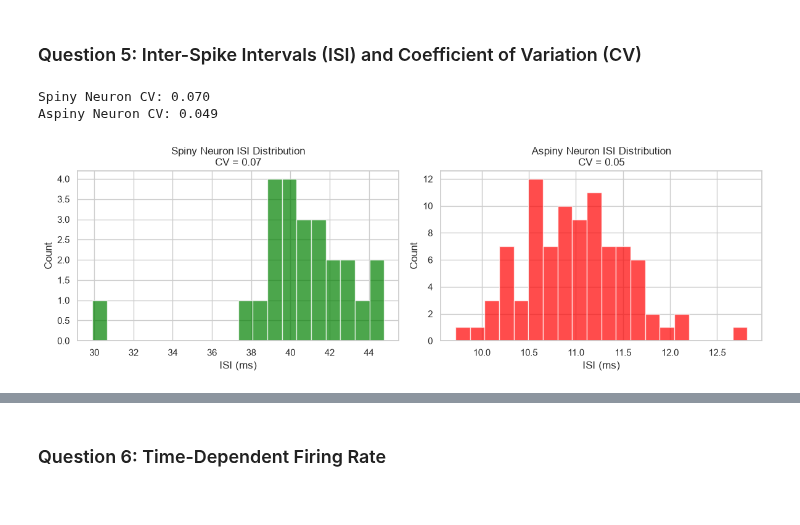
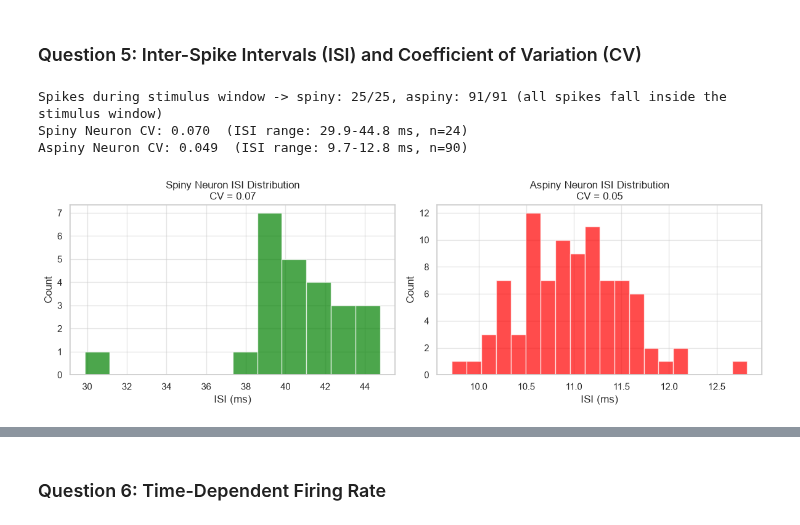
Before and after one commit to zassoulin/868369501-nn-final-project, a Jupyter notebook: Part_A.ipynb, the cells around one changed output, grey strips where cells are left out. Cells and saved outputs as stored; diff of their text form; code cells hidden in the pictures.

```diff
--- a/Part_A.ipynb
+++ b/Part_A.ipynb
@@ -79,28 +107,3 @@ Both neurons fire action potentials (spikes) in response to the electrical stimu
 The main difference is the **firing rate**. The aspiny neuron exhibits a noticeably higher frequency of action potentials compared to the spiny neuron. The spiny neuron responds with fewer, more spaced-out spikes, while the aspiny neuron fires rapidly, which is characteristic of many fast-spiking inhibitory interneurons.
 # %% [markdown]
 ### Question 4: Spike Trains and Action Potential Threshold
-# %%
-# Function to extract spike times
-def extract_spikes(voltage_trace, threshold_mv=-20, min_distance_samples=100):
-    peaks, _ = signal.find_peaks(voltage_trace, height=threshold_mv, distance=min_distance_samples)
-    return peaks
-
-# We select a safe threshold of -20 mV
-threshold = -20
-
-spiny_peaks = extract_spikes(spiny_response, threshold)
-aspiny_peaks = extract_spikes(aspiny_response, threshold)
-
-# Create raster plots for spike trains
-fig, ax = plt.subplots(2, 1, figsize=(10, 4), sharex=True)
-ax[0].vlines(time_vector[spiny_peaks], ymin=0, ymax=1, color='green')
-ax[0].set_title('Spiny Neuron Spike Train')
-ax[0].set_yticks([])
-
-ax[1].vlines(time_vector[aspiny_peaks], ymin=0, ymax=1, color='red')
-ax[1].set_title('Aspiny Neuron Spike Train')
-ax[1].set_xlabel('Time (seconds)')
-ax[1].set_yticks([])
-
-plt.tight_layout()
-plt.show()
@@ -114,31 +203,41 @@ The threshold chosen for detecting action potentials is `-20 mV`.
 # %% [markdown]
 ### Question 5: Inter-Spike Intervals (ISI) and Coefficient of Variation (CV)
 # %%
+# The question asks for ISI/CV "during the electrical stimulus" -> restrict to spikes that
+# occur within the main current step window (all detected spikes happen to fall inside it here,
+# since neither neuron fires during the baseline or the short calibration pulse, but we filter
+# explicitly rather than assume that).
+spiny_peaks_stim = spiny_peaks[(spiny_peaks >= pulse2_start * fs) & (spiny_peaks <= pulse2_end * fs)]
+aspiny_peaks_stim = aspiny_peaks[(aspiny_peaks >= pulse2_start * fs) & (aspiny_peaks <= pulse2_end * fs)]
+print(f"Spikes during stimulus window -> spiny: {len(spiny_peaks_stim)}/{len(spiny_peaks)}, "
+      f"aspiny: {len(aspiny_peaks_stim)}/{len(aspiny_peaks)} (all spikes fall inside the stimulus window)")
+
 # Calculate ISI (Inter-Spike Intervals) in seconds
-spiny_isi = np.diff(spiny_peaks) / fs
-aspiny_isi = np.diff(aspiny_peaks) / fs
+spiny_isi = np.diff(spiny_peaks_stim) / fs
+aspiny_isi = np.diff(aspiny_peaks_stim) / fs
 
 # Calculate CV (Coefficient of Variation) = std / mean
 spiny_cv = np.std(spiny_isi) / np.mean(spiny_isi) if len(spiny_isi) > 0 else 0
 aspiny_cv = np.std(aspiny_isi) / np.mean(aspiny_isi) if len(aspiny_isi) > 0 else 0
 
-print(f"Spiny Neuron CV: {spiny_cv:.3f}")
-print(f"Aspiny Neuron CV: {aspiny_cv:.3f}")
+print(f"Spiny Neuron CV: {spiny_cv:.3f}  (ISI range: {spiny_isi.min()*1000:.1f}-{spiny_isi.max()*1000:.1f} ms, n={len(spiny_isi)})")
+print(f"Aspiny Neuron CV: {aspiny_cv:.3f}  (ISI range: {aspiny_isi.min()*1000:.1f}-{aspiny_isi.max()*1000:.1f} ms, n={len(aspiny_isi)})")
 
 fig, ax = plt.subplots(1, 2, figsize=(12, 4))
-ax[0].hist(spiny_isi * 1000, bins=20, color='green', alpha=0.7)
+ax[0].hist(spiny_isi * 1000, bins=12, color='green', alpha=0.7)
 ax[0].set_title(f'Spiny Neuron ISI Distribution\nCV = {spiny_cv:.2f}')
 ax[0].set_xlabel('ISI (ms)')
 ax[0].set_ylabel('Count')
 
 ax[1].hist(aspiny_isi * 1000, bins=20, color='red', alpha=0.7)
 ax[1].set_title(f'Aspiny Neuron ISI Distribution\nCV = {aspiny_cv:.2f}')
 ax[1].set_xlabel('ISI (ms)')
 ax[1].set_ylabel('Count')
 
 plt.tight_layout()
 plt.show()
 # %% [output]
-Spiny Neuron CV: 0.070
-Aspiny Neuron CV: 0.049
+Spikes during stimulus window -> spiny: 25/25, aspiny: 91/91 (all spikes fall inside the stimulus window)
+Spiny Neuron CV: 0.070  (ISI range: 29.9-44.8 ms, n=24)
+Aspiny Neuron CV: 0.049  (ISI range: 9.7-12.8 ms, n=90)
-[figure, old version]
+[figure, new version]
```
Also changed, not shown: parts of 23 cells of this notebook, 2 other files.
